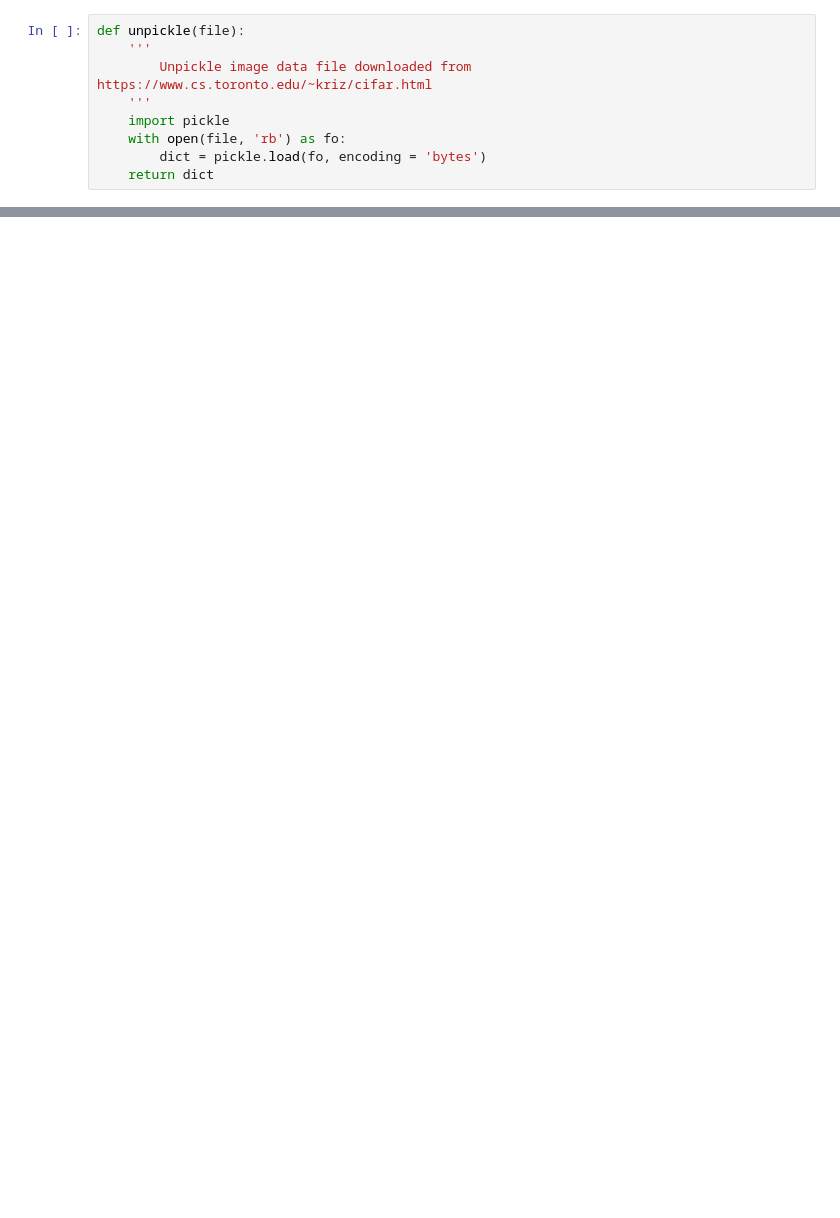
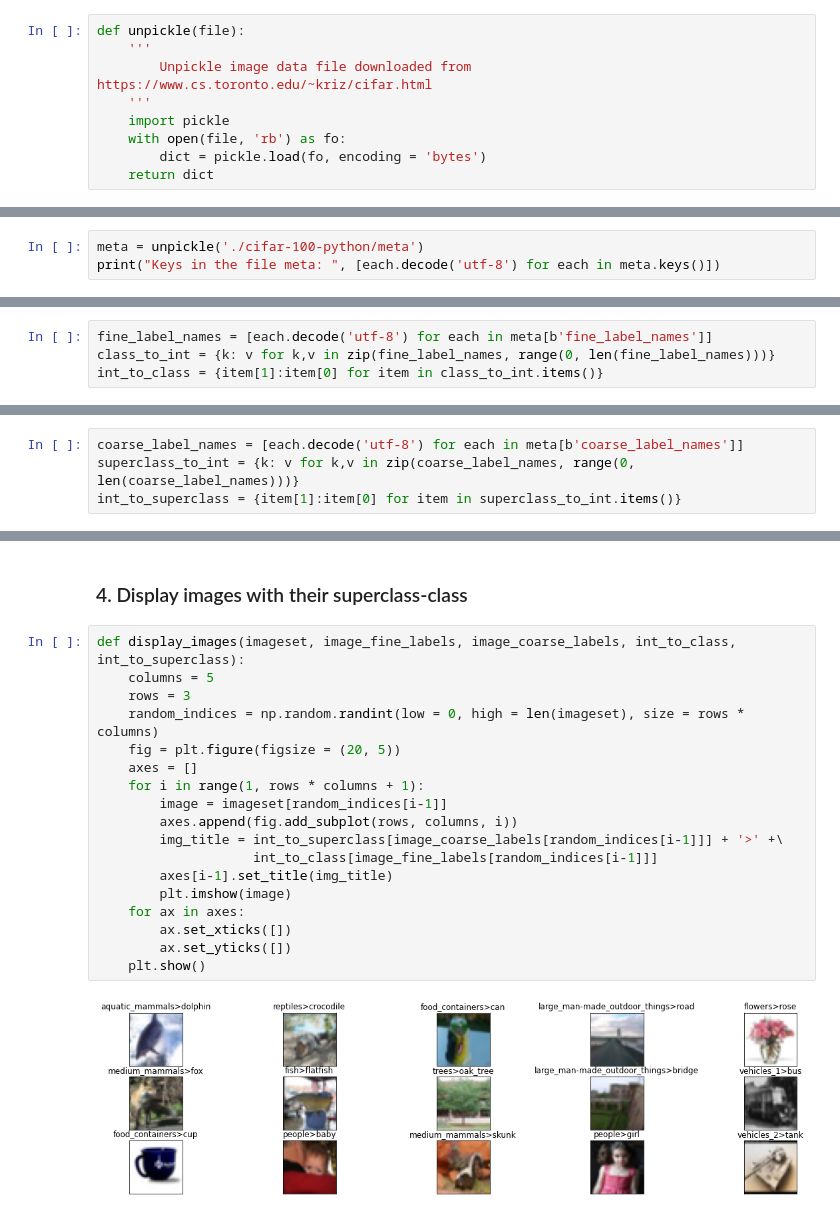
Before and after one commit to giaphattram/ResNet-CIFAR100-ImageClassification, a Jupyter notebook: CIFAR100 Data Exploration.ipynb, the cells around one changed output, grey strips where cells are left out. Cells and saved outputs as stored; diff of their text form; blank space fills up the shorter version.

```diff
--- a/CIFAR100 Data Exploration.ipynb
+++ b/CIFAR100 Data Exploration.ipynb
@@ -62,0 +68,3 @@ unpickle('./cifar-100-python/meta')
+# %%
+meta = unpickle('./cifar-100-python/meta')
+print("Keys in the file meta: ", [each.decode('utf-8') for each in meta.keys()])
@@ -62,0 +75,4 @@ unpickle('./cifar-100-python/meta')
+# %%
+fine_label_names = [each.decode('utf-8') for each in meta[b'fine_label_names']]
+class_to_int = {k: v for k,v in zip(fine_label_names, range(0, len(fine_label_names)))}
+int_to_class = {item[1]:item[0] for item in class_to_int.items()}
@@ -62,0 +81,4 @@ unpickle('./cifar-100-python/meta')
+# %%
+coarse_label_names = [each.decode('utf-8') for each in meta[b'coarse_label_names']]
+superclass_to_int = {k: v for k,v in zip(coarse_label_names, range(0, len(coarse_label_names)))}
+int_to_superclass = {item[1]:item[0] for item in superclass_to_int.items()}
@@ -62,0 +115,22 @@ unpickle('./cifar-100-python/meta')
+# %% [markdown]
+### 4. Display images with their superclass-class
+# %%
+def display_images(imageset, image_fine_labels, image_coarse_labels, int_to_class, int_to_superclass):
+    columns = 5
+    rows = 3
+    random_indices = np.random.randint(low = 0, high = len(imageset), size = rows * columns)
+    fig = plt.figure(figsize = (20, 5))
+    axes = []
+    for i in range(1, rows * columns + 1):
+        image = imageset[random_indices[i-1]]
+        axes.append(fig.add_subplot(rows, columns, i))
+        img_title = int_to_superclass[image_coarse_labels[random_indices[i-1]]] + '>' +\
+                    int_to_class[image_fine_labels[random_indices[i-1]]]
+        axes[i-1].set_title(img_title)
+        plt.imshow(image)
+    for ax in axes:
+        ax.set_xticks([])
+        ax.set_yticks([])
+    plt.show()
+# %% [output]
+[figure, added]
```
Also changed, not shown: parts of 19 cells of this notebook.
